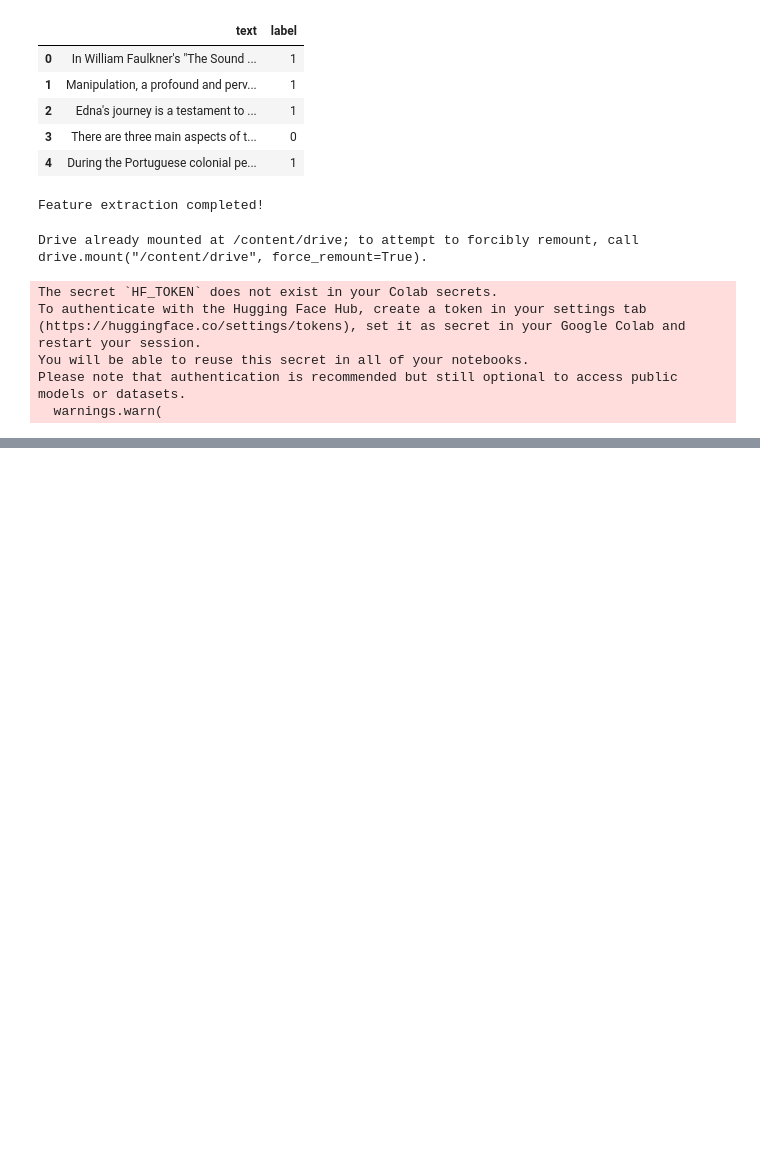
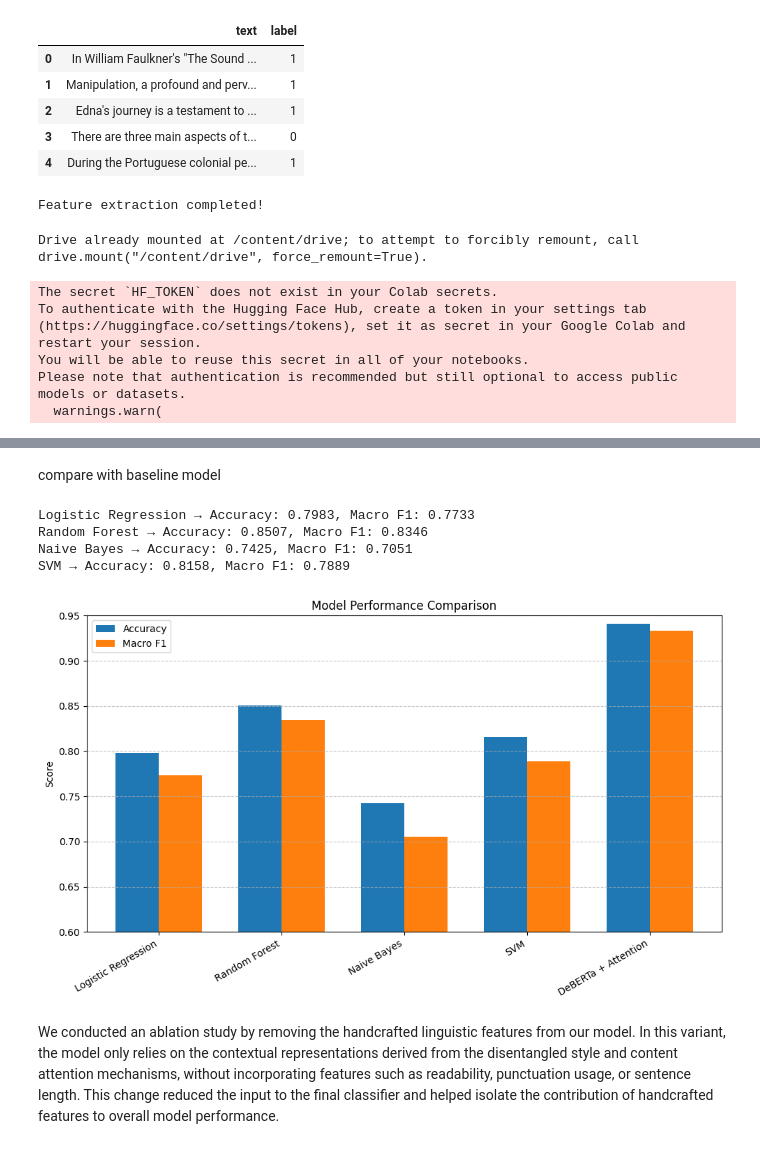
Before and after one commit to zihanltesla/Deep-Learning, a Jupyter notebook: AI_Generated_Text_Detection_via_Disentangled_Style_Content_Attention.ipynb, the cells around one changed output, grey strips where cells are left out. Saved outputs shown, nothing was run; the diff lists cells and outputs as text; code cells hidden in the pictures; blank space fills up the shorter version.

```diff
--- a/AI_Generated_Text_Detection_via_Disentangled_Style_Content_Attention.ipynb
+++ b/AI_Generated_Text_Detection_via_Disentangled_Style_Content_Attention.ipynb
@@ -360,0 +397,2 @@ Validation Accuracy: 0.9398 | Macro F1: 0.9316
+# %% [markdown]
+compare with baseline model
@@ -360,0 +411,52 @@ Validation Accuracy: 0.9398 | Macro F1: 0.9316
+# %%
+from sklearn.ensemble import RandomForestClassifier
+from sklearn.naive_bayes import GaussianNB
+from sklearn.svm import SVC
+
+models = {
+    "Logistic Regression": LogisticRegression(max_iter=1000),
+    "Random Forest": RandomForestClassifier(n_estimators=100),
+    "Naive Bayes": GaussianNB(),
+    "SVM": SVC()
+}
+results = []
+
+for name, model in models.items():
+    model.fit(X_train, y_train)
+    preds = model.predict(X_val)
+    acc = accuracy_score(y_val, preds)
+    f1 = f1_score(y_val, preds, average="macro")
+    results.append((name, acc, f1))
+    print(f"{name} → Accuracy: {acc:.4f}, Macro F1: {f1:.4f}")
+
+results.append(("DeBERTa + Attention", 0.9412, 0.9333))
+# %% [output]
+Logistic Regression → Accuracy: 0.7983, Macro F1: 0.7733
+Random Forest → Accuracy: 0.8507, Macro F1: 0.8346
+Naive Bayes → Accuracy: 0.7425, Macro F1: 0.7051
+SVM → Accuracy: 0.8158, Macro F1: 0.7889
+# %%
+import matplotlib.pyplot as plt
+import pandas as pd
+df = pd.DataFrame(results, columns=["Model", "Accuracy", "Macro F1"])
+
+plt.figure(figsize=(10, 6))
+bar_width = 0.35
+x = range(len(df))
+
+plt.bar([i - bar_width/2 for i in x], df["Accuracy"], width=bar_width, label="Accuracy")
+plt.bar([i + bar_width/2 for i in x], df["Macro F1"], width=bar_width, label="Macro F1")
+
+plt.xticks(ticks=x, labels=df["Model"], rotation=30, ha='right')
+plt.ylabel("Score")
+plt.title("Model Performance Comparison")
+plt.ylim(0.6, 0.95)
+plt.legend()
+plt.tight_layout()
+plt.grid(axis='y', linestyle='--', alpha=0.7)
+
+plt.show()
+# %% [output]
+[figure, added]
+# %% [markdown]
+We conducted an ablation study by removing the handcrafted linguistic features from our model. In this variant, the model only relies on the contextual representations derived from the disentangled style and content attention mechanisms, without incorporating features such as readability, punctuation usage, or sentence length. This change reduced the input to the final classifier and helped isolate the contribution of handcrafted features to overall model performance.
```
Also changed, not shown: parts of 9 cells of this notebook.
